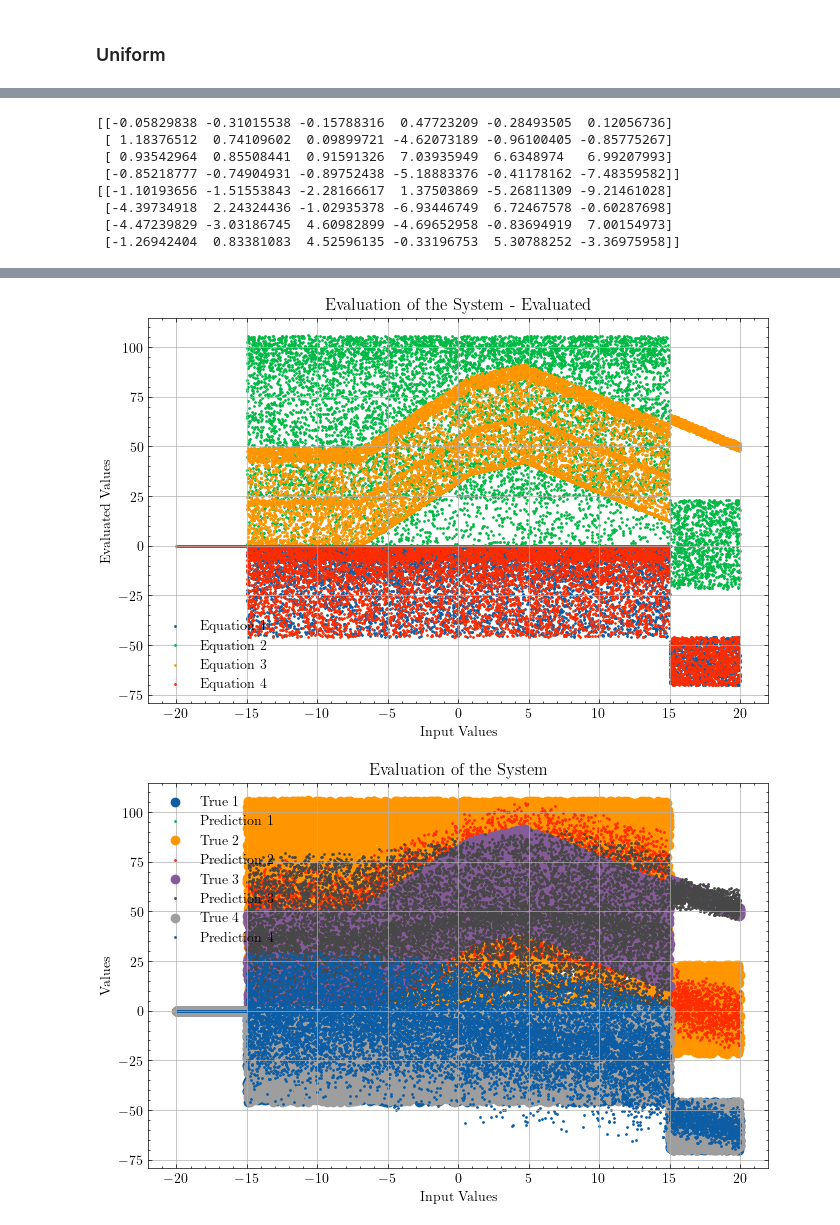
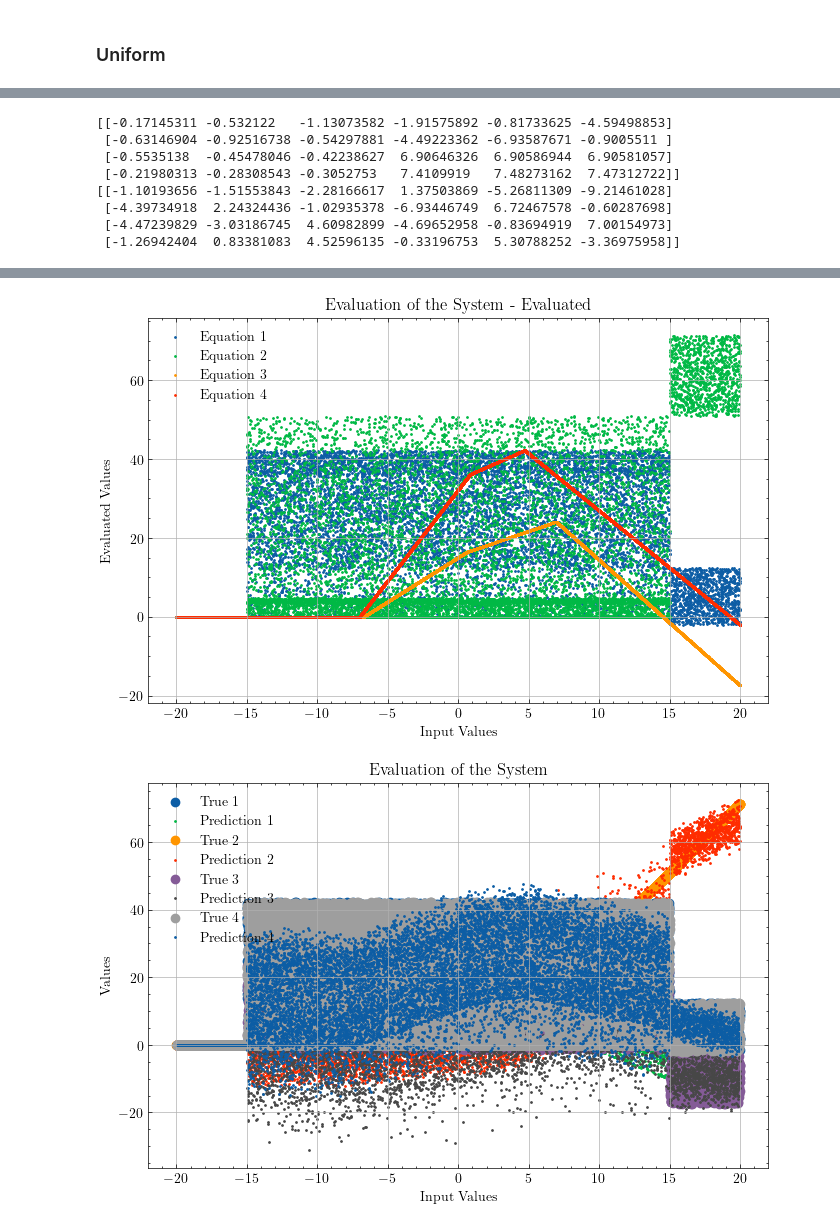
Before and after one commit to matttulio/metis, a Jupyter notebook: Test-Model-Small.ipynb, the cells around one changed output, grey strips where cells are left out. Saved outputs shown, nothing was run; the diff lists cells and outputs as text; code cells hidden in the pictures.

```diff
--- a/Test-Model-Small.ipynb
+++ b/Test-Model-Small.ipynb
@@ -82,7 +85,7 @@ non_lins, vec_nls = generate_callable_functions(dims, n_nls, spread, seed)
 config = {
     "n_vars": state_variables,
     "n_eqs": state_variables,
-    "bounds_addends": (1, 3),
+    "bounds_addends": (1, 1),
     "bounds_multiplicands": (1, 1),
     "non_lins": non_lins,
     "sym_non_lins": None,
@@ -614,10 +617,10 @@ plt.show()
 print(vectors)
 print(vec_nls)
 # %% [output]
-[[-0.05829838 -0.31015538 -0.15788316  0.47723209 -0.28493505  0.12056736]
- [ 1.18376512  0.74109602  0.09899721 -4.62073189 -0.96100405 -0.85775267]
- [ 0.93542964  0.85508441  0.91591326  7.03935949  6.6348974   6.99207993]
- [-0.85218777 -0.74904931 -0.89752438 -5.18883376 -0.41178162 -7.48359582]]
+[[-0.17145311 -0.532122   -1.13073582 -1.91575892 -0.81733625 -4.59498853]
+ [-0.63146904 -0.92516738 -0.54297881 -4.49223362 -6.93587671 -0.9005511 ]
+ [-0.5535138  -0.45478046 -0.42238627  6.90646326  6.90586944  6.90581057]
+ [-0.21980313 -0.28308543 -0.3052753   7.4109919   7.48273162  7.47312722]]
 [[-1.10193656 -1.51553843 -2.28166617  1.37503869 -5.26811309 -9.21461028]
  [-4.39734918  2.24324436 -1.02935378 -6.93446749  6.72467578 -0.60287698]
  [-4.47239829 -3.03186745  4.60982899 -4.69652958 -0.83694919  7.00154973]
@@ -638,7 +641,7 @@ plt.show()
 
 plt.figure(figsize=(8, 5))
 for i in range(config['n_eqs']):
-    plt.scatter(values[:, i], evaluated_values[:, i], label=f'Equation {i+1}', s=1)
+    plt.scatter(values[:, 0], evaluated_values[:, i], label=f'Equation {i+1}', s=1)
 plt.xlabel('Input Values')
 plt.ylabel('Evaluated Values')
 plt.title('Evaluation of the System - Evaluated')
@@ -677,2 +680,2 @@ plt.close()
-[figure, old version]
+[figure, new version]
-[figure, old version]
+[figure, new version]
```
Also changed, not shown: parts of 17 cells of this notebook, 2 other files.
